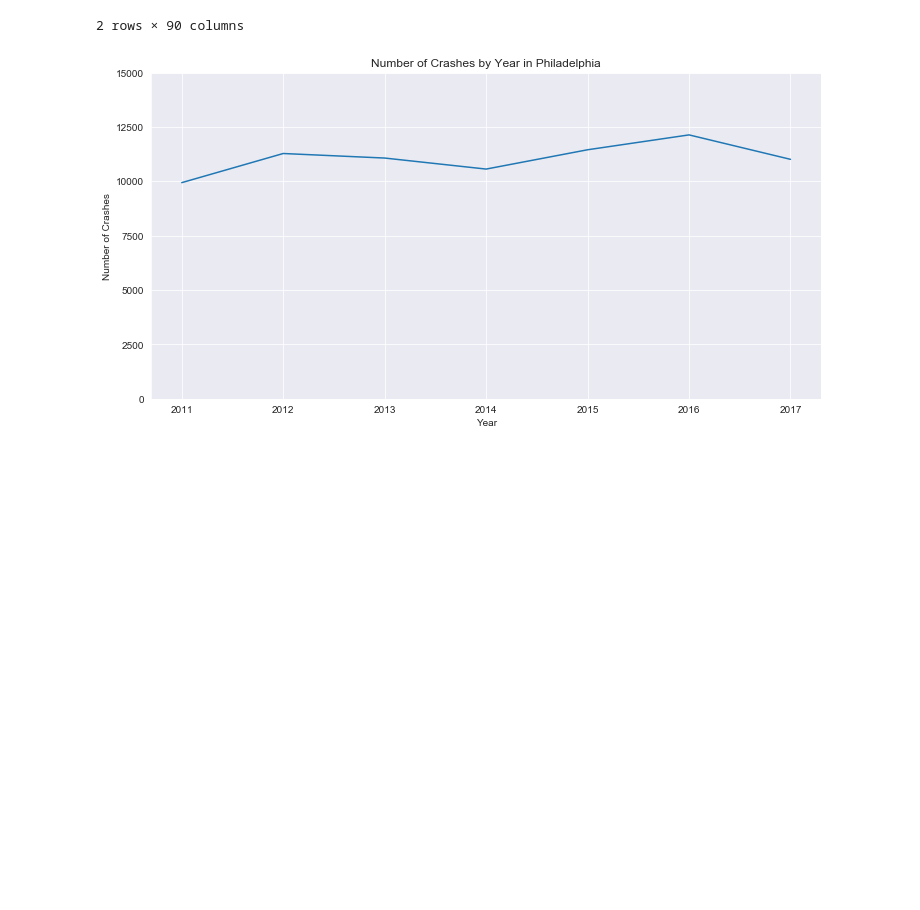
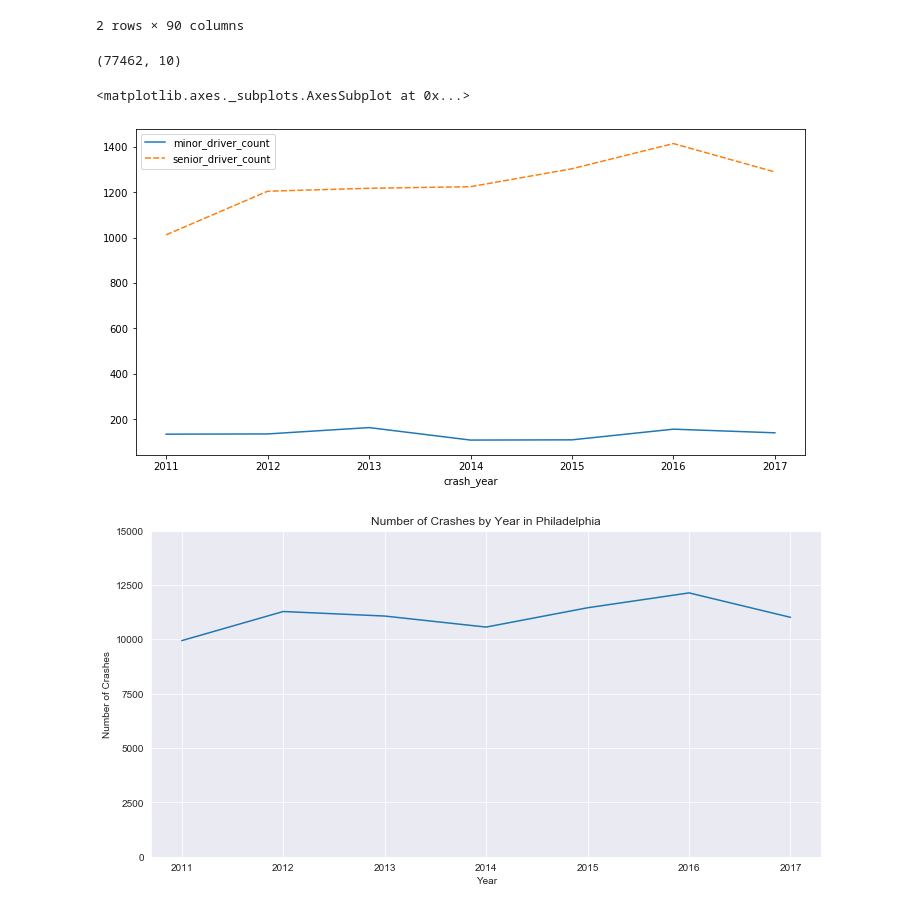
Before and after one commit to merlej/philly-crashes, a Jupyter notebook: Code/phl_crashes_eda.ipynb, the cells around one changed output. Drawn from its saved outputs; the diff is of its cells as text; code cells hidden in the pictures; blank space fills up the shorter version.

Commit message:
added graphs

```diff
--- a/Code/phl_crashes_eda.ipynb
+++ b/Code/phl_crashes_eda.ipynb
@@ -16,0 +15,19 @@ data.head(2)
+# %%
+# Construct a dataframe with only the driver count data and the crash year
+total_drvr_ct = [str(c) for c in data.columns if 'driver' in str(c)]
+driver_data = data[total_drvr_ct]
+
+driver_data.loc[:,'total_driver_count'] = driver_data.sum(axis=1)
+driver_data.loc[:,'crash_year'] = data.crash_year
+# %%
+driver_data.shape
+# %% [output]
+(77462, 10)
+# %%
+drivers_by_year = pd.DataFrame(driver_data.groupby(['crash_year']).sum())
+# %%
+drivers_by_year['minor_driver_count']=drivers_by_year['driver_count_16yr']\
++drivers_by_year['driver_count_17yr']
+
+drivers_by_year['senior_driver_count'] = drivers_by_year['driver_count_65_74yr']\
++drivers_by_year['driver_count_75plus']
@@ -17,3 +36,9 @@ data.head(2)
+# %%
+plt.figure(figsize=(12,6))
+sns.lineplot(data=drivers_by_year[['minor_driver_count', 'senior_driver_count']])
+# %% [output]
+<matplotlib.axes._subplots.AxesSubplot at 0x...>
+[figure, added]
 # %%
 # Plot the number of crashes by year
 years_data = data[['crn', 'crash_year']]
```
Also changed, not shown: parts of 3 cells of this notebook.
